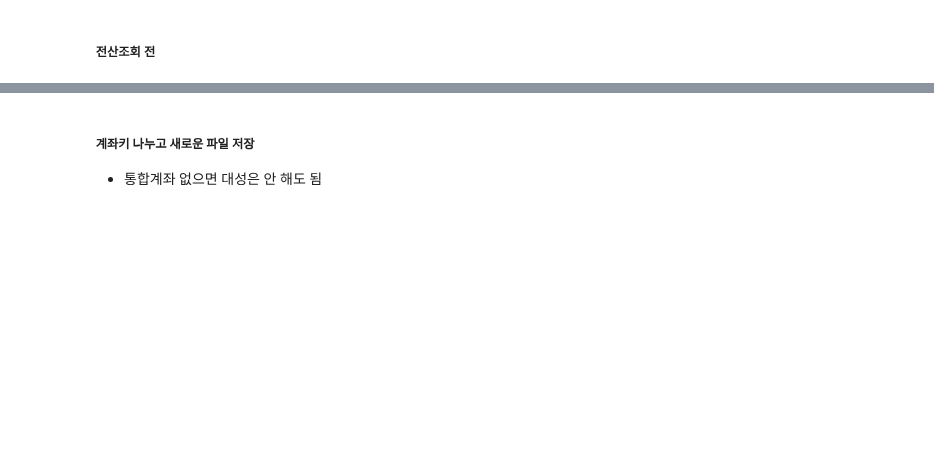
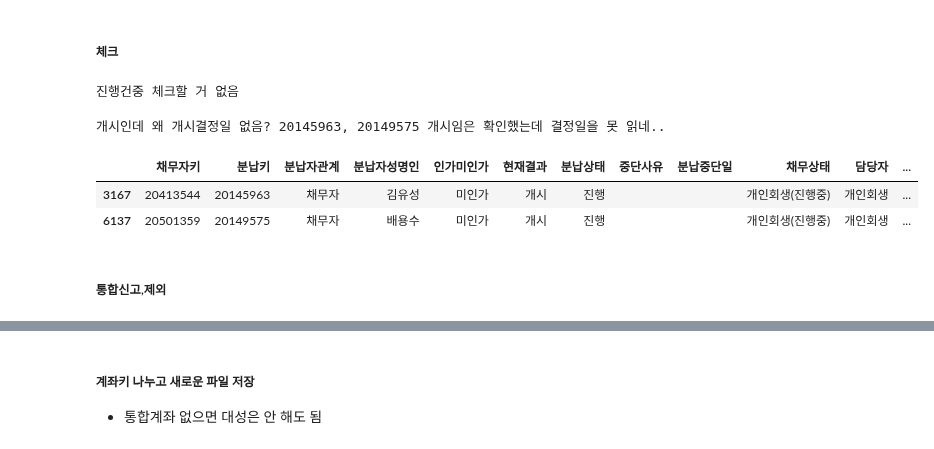
Before and after one commit to jbmyou/python_work, a Jupyter notebook: fileNaming/자산정리/전산_자산정리_개인회생.ipynb, the cells around one changed output, grey strips where cells are left out. Saved outputs shown, nothing was run; the diff lists cells and outputs as text; code cells hidden in the pictures; blank space fills up the shorter version.

Commit message:
개인회생 항고,폐지취소 자동화, 체크할 거 추가, 종결건 포함 등

```diff
--- a/fileNaming/자산정리/전산_자산정리_개인회생.ipynb
+++ b/fileNaming/자산정리/전산_자산정리_개인회생.ipynb
@@ -0,0 +55,4 @@
+# %%
+# previous = pd.read_excel(path_previous, sheet_name="개인회생(전체)", dtype={'채무자키':str, '분납키':str, '계좌키':str})
+path_raw_data = join(path_dataset, name_dataset+".xlsx")
+raw_data_ori = pd.read_excel(path_raw_data, dtype=rehabilitation_dtype).fillna("")
@@ -24,2 +62,0 @@ path_result = join(path_dataset, name_dataset+"_기준데이터.xlsx")
-# %% [markdown]
-##### 전산조회 전
@@ -29,0 +154,63 @@ raw_data_ori = pd.read_excel(path_raw_data, dtype={'채무자키':str, '분납
+# %% [markdown]
+##### 체크
+# %%
+# 진행건 중 체크 건 있는지 확인
+수작업 = raw_data.query("인가미인가.str.contains('체크') and 분납상태 =='진행'")[["채무자키","계좌키","분납키","인가미인가","현재결과","분납메모"]]
+if len(수작업) > 0:
+    display(수작업)
+    수작업.to_excel("xxx.xlsx")
+else :
+    print("진행건중 체크할 거 없음")
+# %% [output]
+진행건중 체크할 거 없음
+# %%
+# check ----------------------------
+cols = ["채무자키", "분납키", "분납자관계", "분납자성명인", "인가미인가", "현재결과", "분납상태", "중단사유", "분납중단일", "채무상태", "담당자", "개시결정일", "변제계획인가일"]
+check = raw_data[cols].copy()
+# 인가미인가 : 인가,미인가 // 폐지,면책,이송 // 체크
+# 분납상태 : 진행, 중단
+
+# 1. 인가미인가와 분납상태의 불일치 -> 인가 or 미인가 = 분납상태 진행
+# 1-1.진행건 vs 상태 중단 : 중단사유 있는지?
+중단사유적어 = check.query('인가미인가.str.contains("인가|미인가") & 분납상태=="중단" & 중단사유 == ""')
+if len(중단사유적어) > 0 :
+    print("중단사유 명시 필요") # 현재결과는 중단사유가 아니라 바로 확인 불가
+    display(중단사유적어)
+
+# 1-2. 중단건(인가/미인가 아닌것) vs 상태 진행                                            ################# 20106089는 일부러 중지 안함(240125)
+진행건_인가미인가오류 = check.query('분납상태=="진행" & ~인가미인가.str.contains("인가|미인가") & 분납키 !="20106089"')
+if len(진행건_인가미인가오류) :
+    print("진행건인데 인가나 미인가가 아닌 것 있음")
+    display(진행건_인가미인가오류)
+
+# 2. not중지건 중 인가전 현재결과 vs 변제계획인가일 있는 경우
+미인가건임 = check.query('분납상태=="진행" and 인가미인가=="미인가" and 변제계획인가일!=""')    ############## 20149032 는 회단사건으로 인가일 표기위치가 다름
+인가건임 = check.query('분납상태=="진행" and 인가미인가=="인가" and 변제계획인가일=="" and 분납키!="20149032"')
+if len(미인가건임) > 0 :
+    print("미인가건인데 왜 인가일이 있음?")
+    display(미인가건임)
+
+if len(인가건임) > 0 :
+    print("인가건인데 왜 인가일이 없음?")
+    display(인가건임)
+
+# 3. not중지건 중 개시결정일 있는데 전단계인 경우
+# (반대)왜인지는 몰라도 개시결정일을 못 읽는 경우가 1~2건 있네..
+개시건임 = check.query('분납상태=="진행" and 개시결정일 != "" and 현재결과.str.contains("금지|접수")')
+개시건인데 = check.query('분납상태=="진행" and 개시결정일 == "" and 현재결과.str.contains("개시") and 분납키!="20149032"')
+if len(개시건임) > 0 :
+    print("개시일 있는데 왜 전단계?")
+    display(개시건임)
+
+if len(개시건인데) > 0 :
+    print("개시인데 왜 개시결정일 없음? 20145963, 20149575 개시임은 확인했는데 결정일을 못 읽네..")
+    display(개시건인데)
+
+# 항고, 폐지취소 건 중 분납중지건은 확인 완료 (240130)
+# 최신화 불가건 : 항고 뿐임 (폐지취소는 최신화 됨, 폐지 후 과거의 인가/미인가 여부를 확인하는 작업이 필요할뿐)
+# 담당자, 채무상태, 누락 건 등은 자산정리 후 해야 정확
+# %% [output]
+개시인데 왜 개시결정일 없음? 20145963, 20149575 개시임은 확인했는데 결정일을 못 읽네..
+|  | 채무자키 | 분납키 | 분납자관계 | 분납자성명인 | 인가미인가 | 현재결과 | 분납상태 | 중단사유 | 분납중단일 | 채무상태 | 담당자 | ... |
+| 3167 | 20413544 | 20145963 | 채무자 | 김유성 | 미인가 | 개시 | 진행 |  |  | 개인회생(진행중) | 개인회생 | ... |
+| 6137 | 20501359 | 20149575 | 채무자 | 배용수 | 미인가 | 개시 | 진행 |  |  | 개인회생(진행중) | 개인회생 | ... |
@@ -30 +224,3 @@ raw_data_ori = pd.read_excel(path_raw_data, dtype={'채무자키':str, '분납
+# %% [markdown]
+##### 통합신고,제외
 # %%
```
Also changed, not shown: parts of 21 cells of this notebook, 13 other files.
